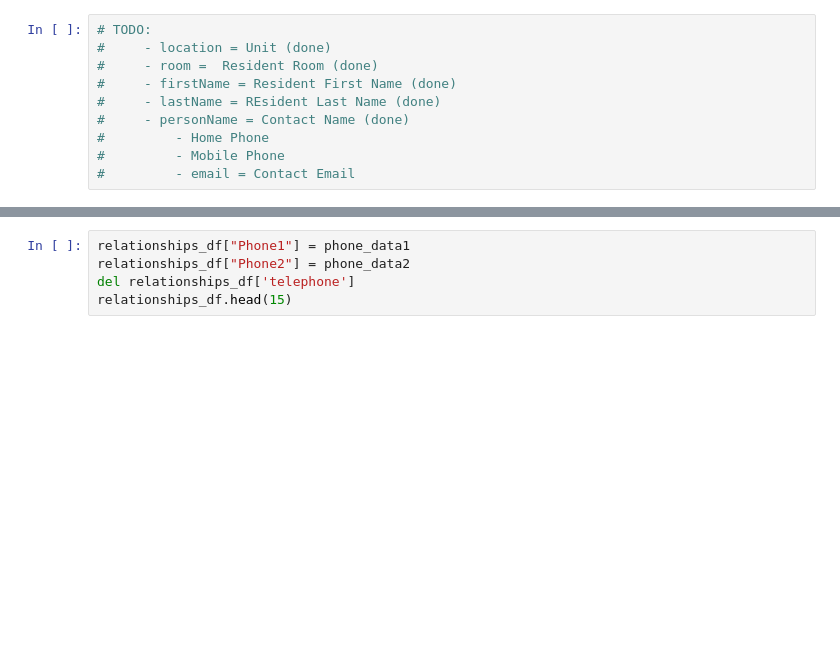
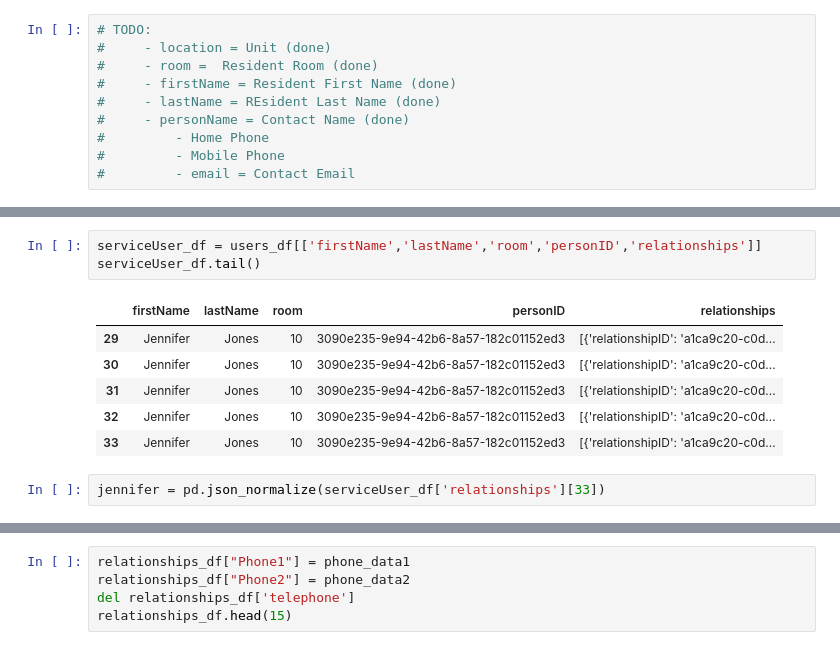
Before and after one commit to thunderbait/pcs-flex-adapter, a Jupyter notebook: Untitled.ipynb, the cells around one changed output, grey strips where cells are left out. Cells and saved outputs as stored; diff of their text form; blank space fills up the shorter version.

```diff
--- a/Untitled.ipynb
+++ b/Untitled.ipynb
@@ -56,0 +67,12 @@ relationships_df = relationships_data[['personName','emergencyContact','telephon
+# %%
+serviceUser_df = users_df[['firstName','lastName','room','personID','relationships']]
+serviceUser_df.tail()
+# %% [output]
+|  | firstName | lastName | room | personID | relationships |
+| 29 | Jennifer | Jones | 10 | 3090e235-9e94-42b6-8a57-182c01152ed3 | [{'relationshipID': 'a1ca9c20-c0d... |
+| 30 | Jennifer | Jones | 10 | 3090e235-9e94-42b6-8a57-182c01152ed3 | [{'relationshipID': 'a1ca9c20-c0d... |
+| 31 | Jennifer | Jones | 10 | 3090e235-9e94-42b6-8a57-182c01152ed3 | [{'relationshipID': 'a1ca9c20-c0d... |
+| 32 | Jennifer | Jones | 10 | 3090e235-9e94-42b6-8a57-182c01152ed3 | [{'relationshipID': 'a1ca9c20-c0d... |
+| 33 | Jennifer | Jones | 10 | 3090e235-9e94-42b6-8a57-182c01152ed3 | [{'relationshipID': 'a1ca9c20-c0d... |
+# %%
+jennifer = pd.json_normalize(serviceUser_df['relationships'][33])
```
Also changed, not shown: parts of 12 cells of this notebook.
